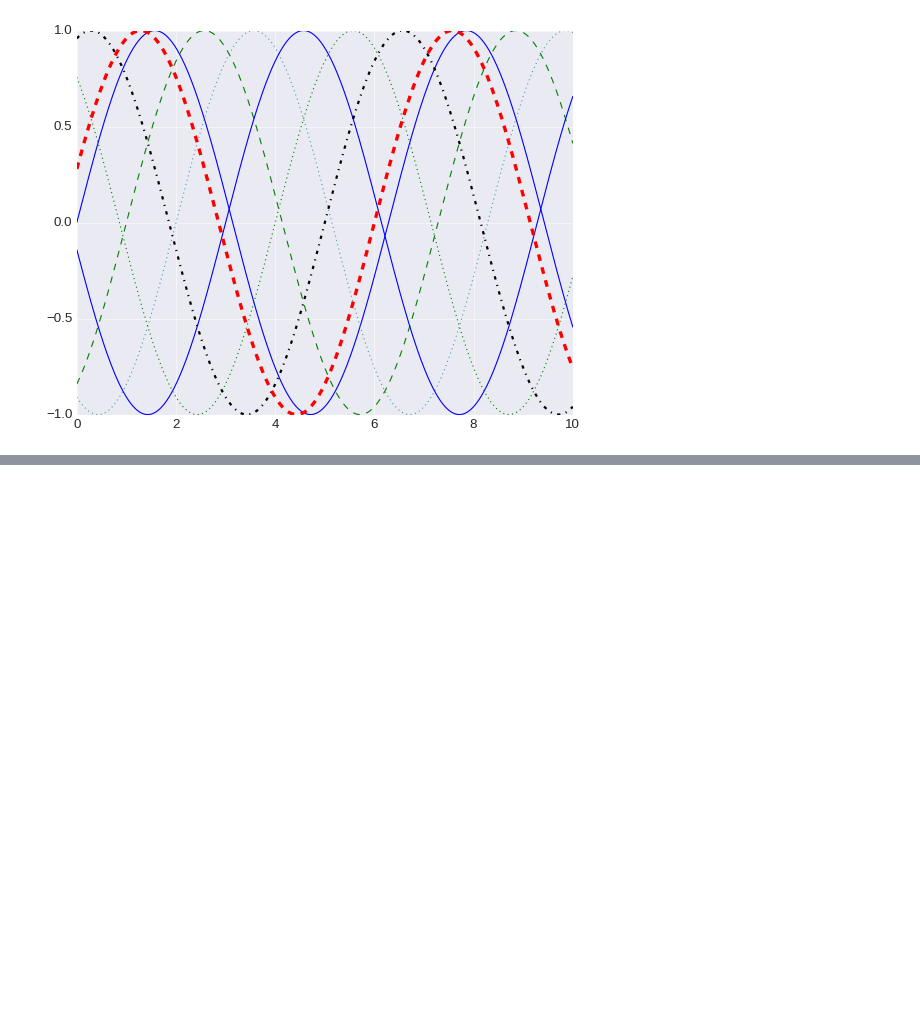
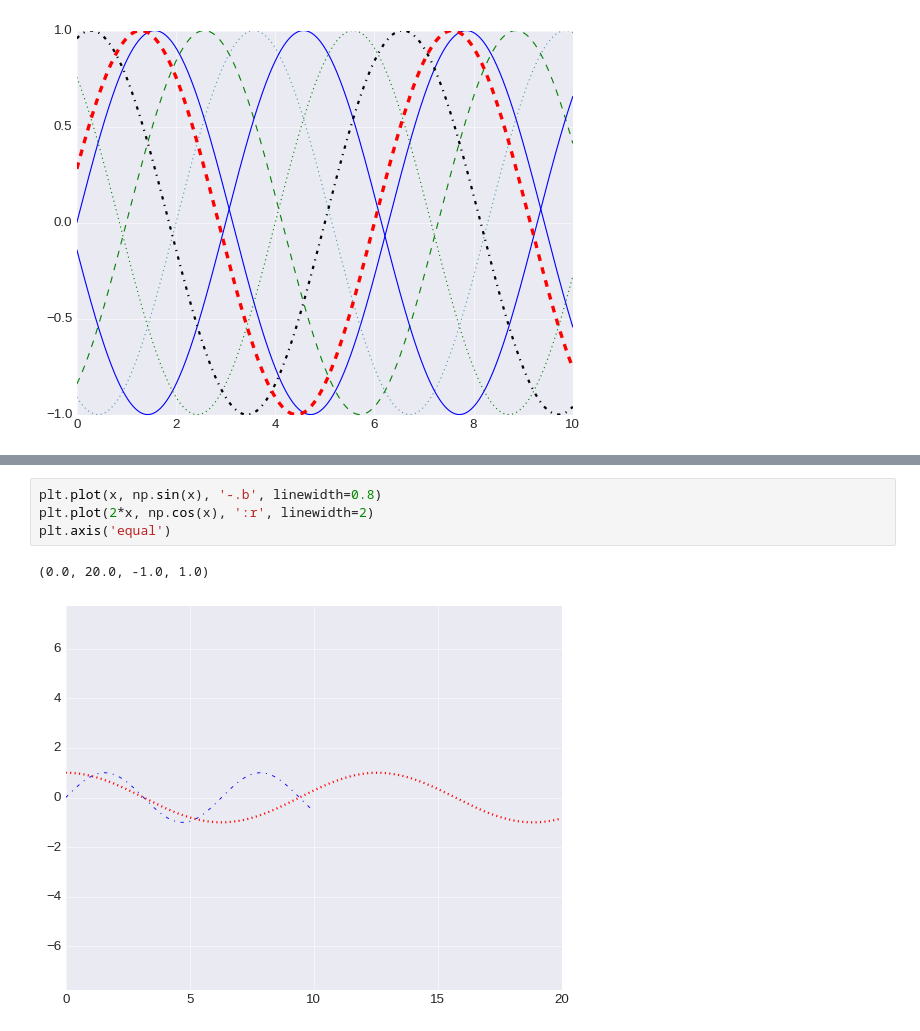
Before and after one commit to tarsojabbes/data-visualization, a Jupyter notebook: Matplotlib.ipynb, the cells around one changed output, grey strips where cells are left out. Cells and saved outputs as stored; diff of their text form; blank space fills up the shorter version.

```diff
--- a/Matplotlib.ipynb
+++ b/Matplotlib.ipynb
@@ -65,0 +97,7 @@ ax.plot(x, np.sin(x-6), "--r", linewidth=3)
+# %%
+plt.plot(x, np.sin(x), '-.b', linewidth=0.8)
+plt.plot(2*x, np.cos(x), ':r', linewidth=2)
+plt.axis('equal')
+# %% [output]
+(0.0, 20.0, -1.0, 1.0)
+[figure, added]
```
Also changed, not shown: parts of 11 cells of this notebook.
